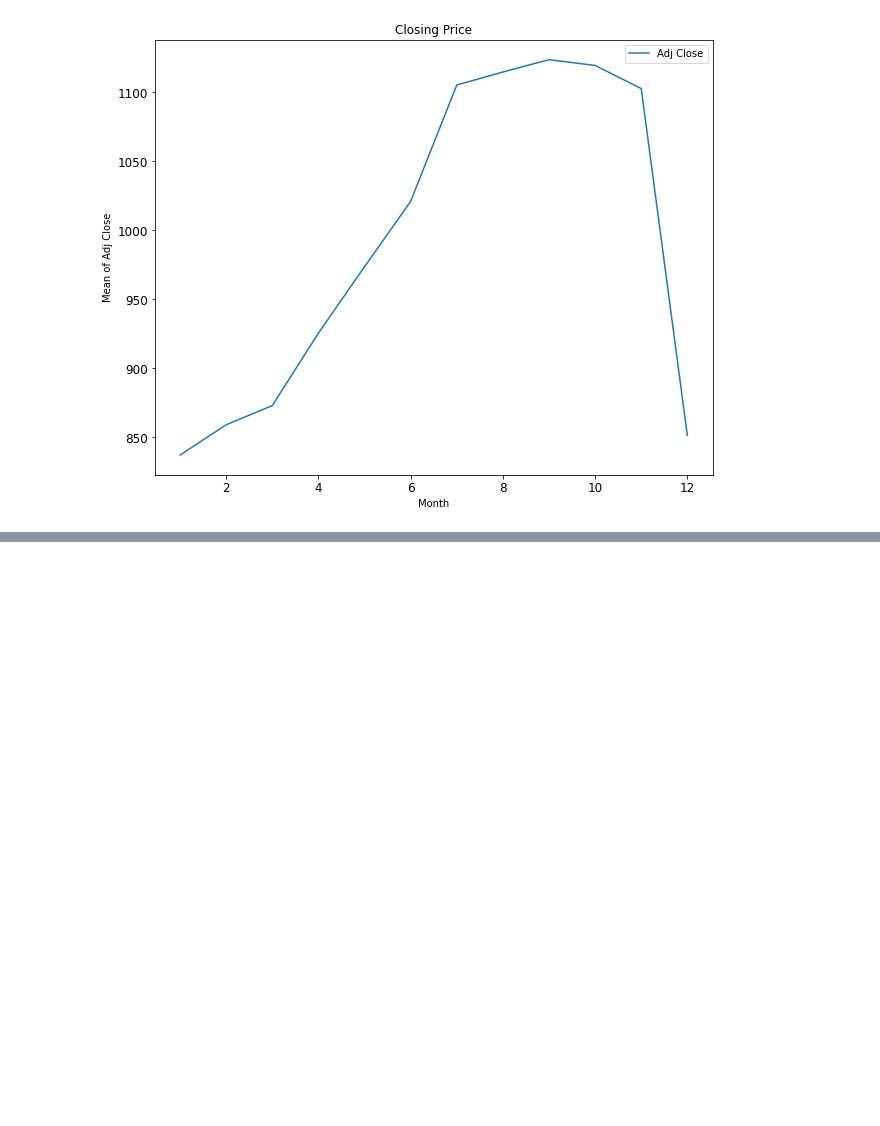
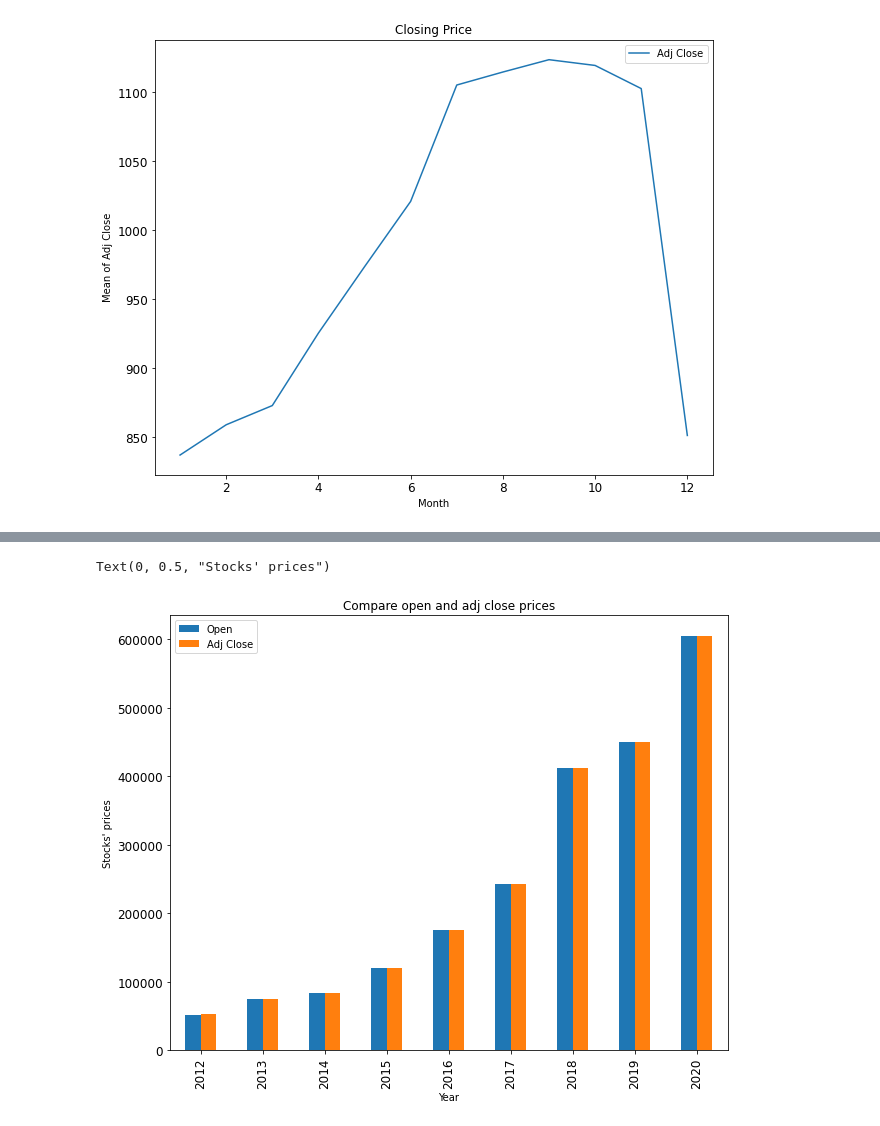
Before and after one commit to AndrewPodhorecki/CIS310, a Jupyter notebook: wk16/Python_Stock_Market_Project.ipynb, the cells around one changed output, grey strips where cells are left out. Saved outputs shown, nothing was run; the diff lists cells and outputs as text; code cells hidden in the pictures; blank space fills up the shorter version.

```diff
--- a/wk16/Python_Stock_Market_Project.ipynb
+++ b/wk16/Python_Stock_Market_Project.ipynb
@@ -551,0 +679,9 @@ Text(0, 0.5, 'Mean of Adj Close')
+# %%
+# Compare the open and Adj Close values/ prices
+
+data[['Year', 'Open', 'Adj Close']].groupby('Year').sum().plot.bar(figsize=(10,8),y=['Open','Adj Close'],fontsize=12,legend=True,
+                                                              title="Compare open and adj close prices")
+plt.ylabel("Stocks' prices")
+# %% [output]
+Text(0, 0.5, "Stocks' prices")
+[figure, added]
```
Also changed, not shown: parts of 29 cells of this notebook.
